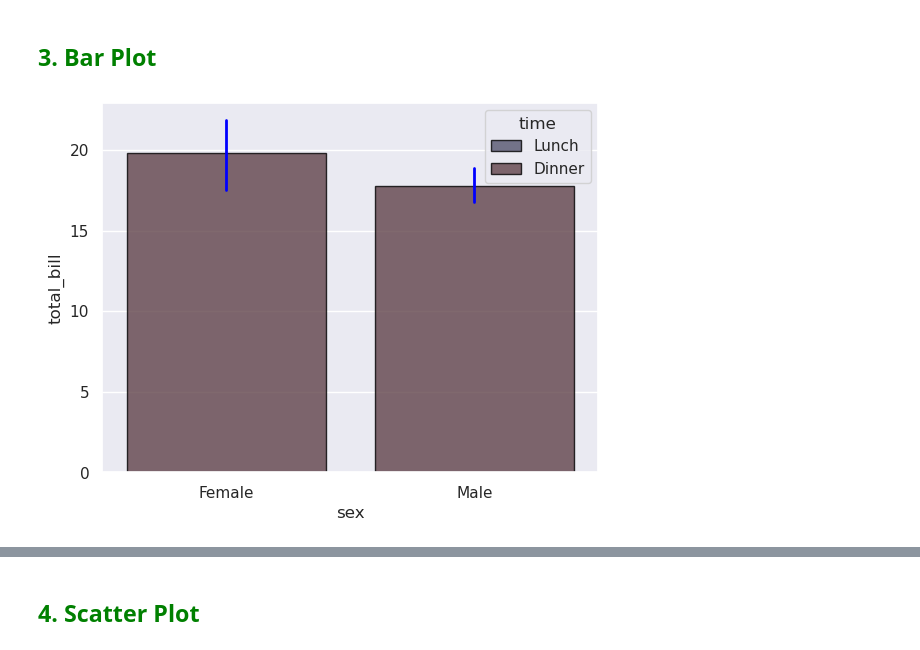
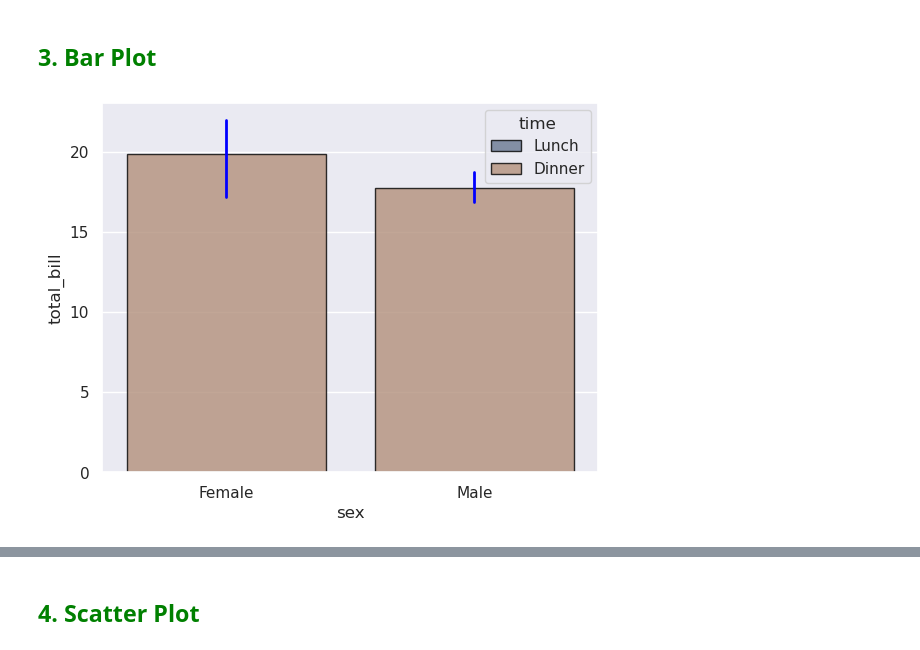
Before and after one commit to Kartika-Nidhi/Libraries_for_DS, a Jupyter notebook: Seaborn.ipynb, the cells around one changed output, grey strips where cells are left out. Drawn from its saved outputs; the diff is of its cells as text; code cells hidden in the pictures.

```diff
--- a/Seaborn.ipynb
+++ b/Seaborn.ipynb
@@ -111,18 +111,18 @@ plt.show()
 # %% [markdown]
 <h2 style = "color:green">3. Bar Plot
 # %%
-sns.set(style = 'darkgrid')
+
 order_of_sex = ['Female','Male']
 order_of_time = ['Lunch','Dinner']
-sns.barplot(x = 'sex', y = 'total_bill', data = data, hue = 'time', order = order_of_sex, hue_order = order_of_time, palette = 'icefire', errorbar = ('ci',50),
+sns.barplot(x = 'sex', y = 'total_bill', data = data, hue = 'time', order = order_of_sex, hue_order = order_of_time, errorbar = ('ci',50),
             saturation = 0.4, edgecolor='black', err_kws = {
                 'color':'blue',
                 'linewidth':2,
-            }, alpha = 0.8)
+            }, alpha = 0.8, dodge = False)
 #Error bar (Ci) is the confidence interval that shows uncertainty in the estimate of the mean.
 plt.show()
 # %% [output]
-[figure, old version]
+[figure, new version]
 # %% [markdown]
 <div>
 # %% [markdown]
```
Also changed, not shown: parts of 5 cells of this notebook.
